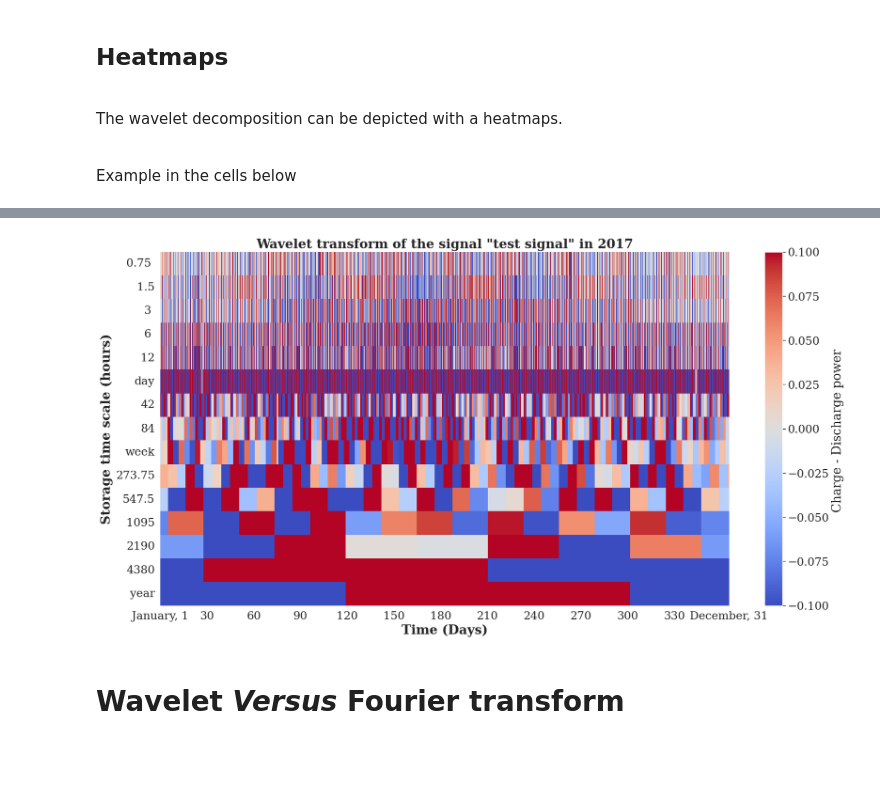
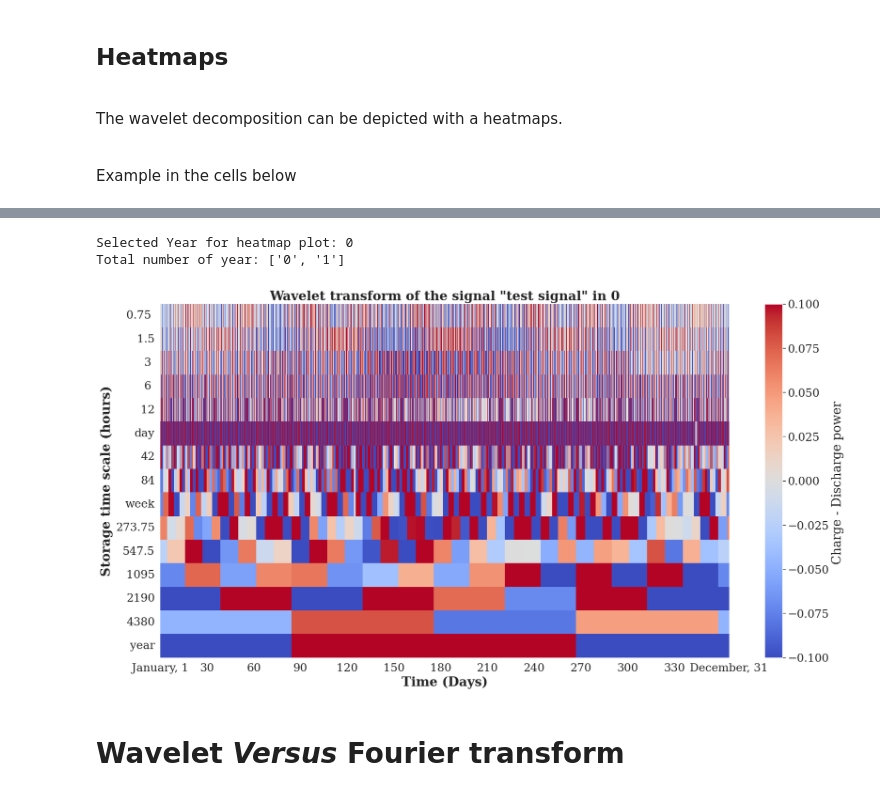
Before and after one commit to jus6du/wavelet_decomposition, a Jupyter notebook: tutorial.ipynb, the cells around one changed output, grey strips where cells are left out. Cells and saved outputs as stored; diff of their text form; code cells hidden in the pictures; blank space fills up the shorter version.

```diff
--- a/tutorial.ipynb
+++ b/tutorial.ipynb
@@ -56,7 +56,7 @@ signal_length = ndpd * dpy
 #
 # Directory path
 path_input_data = 'input_time_series/'
-file_name = 'PV_2017.xlsx'
+file_name = 'PV_2017_2018.xlsx'
 # %%
 PV_ts = import_excel(path_input_data,file_name,
                                     dpd ,ndpd, dpy,
@@ -145,21 +145,10 @@ input_data = PV_ts
 
 # Check if the file exists
 path_trans = 'translation/'
+translation_name = ''
 filename_pkl = os.path.join(os.getcwd(), path_trans, 'results_translation.pkl')
 
-if os.path.exists(filename_pkl):
-    print(f"Loading existing translation file: {filename_pkl}")
-    # Load the data from the 'results_translation.pkl' file
-    with open(filename_pkl, 'rb') as file:
-        trans = pkl.load(file)
-
-
-else:
-    print("Computing translation...")
-    # Calculate the translation
-    trans = translate_mother_wavelets(ndpd, dpy, input_data, wl_shape='square')
-
-    # Save the results of the translation in the 'translation/' directory
-    with open(filename_pkl, 'wb') as file:
-        pkl.dump(trans, file)
+trans = calculate_all_translations(path_trans, translation_name,
+                                   ndpd, dpy, input_data, wl_shape='square',
+                                   recompute_translation= False)
 # %% [output]
@@ -170,23 +175,25 @@ Loading existing translation file: c:\Users\ac252489\wavelet_decomposition\trans
 - Faire de même pour la gestion du dossier dans lequel est sauvegardé la matricie A
 - Modifier les noms de variables toto et tata.
 - Verifier que le code fonctionne pour N années
+- S'assurer que l'entrée Years = None ou égal autre chose fonctionne bel et bien
 '''
 # ----------------------------------------------------
 # ------ Performing wavelet decomposition ------------
 # ----------------------------------------------------
 '''
 Second, we compute the coefficients of the wavelet decomposition
-- wl_shape : either 'sine' or 'square' shape -> l'otion 'sine' est plutôt un jouet et n'a pas un intérêt immédiat.
+- wl_shape : either 'sine' or 'square' shape -> l'option 'sine' est plutôt un jouet et n'a pas un intérêt immédiat.
 - To compute new matrix use imp_matrix = False. It can take quite some time !
 '''
 path_matrix = "saved_matrix\\square_shape\\"
 beta_path = 'results_decomposition_coefficient/'
 
 toto, tata = compute_wavelet_coefficient_betas(input_data,
-                 vy, vw, vd, dpy, ndpd, years,
+                 vy, vw, vd, dpy, ndpd,
                  trans,
                  path_matrix,
-                 beta_path, wl_shape ='square', imp_matrix = True)
+                 beta_path, wl_shape ='square', imp_matrix = True,
+                 years = None)
 
 
 
@@ -218,0 +220,3 @@ dict_keys(['2017'])
+# %%
+list_of_keys = list(saved_sheets_square.keys())
+print(list_of_keys)
@@ -231,30 +240,35 @@ Example in the cells below
 # %%
 # First, select the year
-year = '2017'
-years = ['2017']
+year = list_of_keys[0]
+years = list_of_keys
+print("Selected Year for heatmap plot:", year)
+print("Total number of year:", list_of_keys)
+
 name = 'test signal' # Name printed in the heatmap title
 
 # The directory where the matrix is saved. In this case, we are using square matric
 # Replace square by sine for the sine wavelet decomposition
 path_matrix = "saved_matrix\\square_shape\\"
 matrix_name = 'A_'+ year+'.npz'
 
 A_sparse  = sparse.load_npz(path_matrix + matrix_name)
 A = sparse.csr_matrix.todense(A_sparse)
 matrix = np.asarray(A)
 
 df = preplotprocessing(vy, vw , vd, ndpd, dpy,
                       year, years,
                       time_scales,
                       saved_sheets_square, # Here is the datasheet you want to plot. This datasheet is returned by the function compute_betas(). Here is ploted the square decomposition
                       matrix)
 
 plot_betas_heatmap(df, name , year , ndpd,
                       cmin= -0.1,
                       cmax= 0.1,
                     ccenter = None)
 # %% [output]
+Selected Year for heatmap plot: 0
+Total number of year: ['0', '1']
-[figure, old version]
+[figure, new version]
 # %% [markdown]
 # Wavelet _Versus_ Fourier transform
 # %%
```
Also changed, not shown: parts of 9 cells of this notebook, 10 other files.
